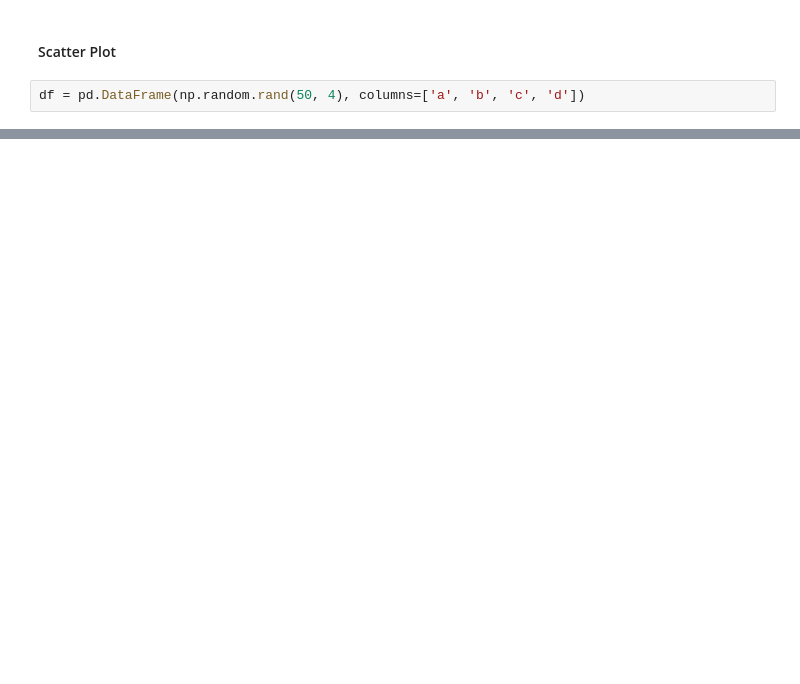
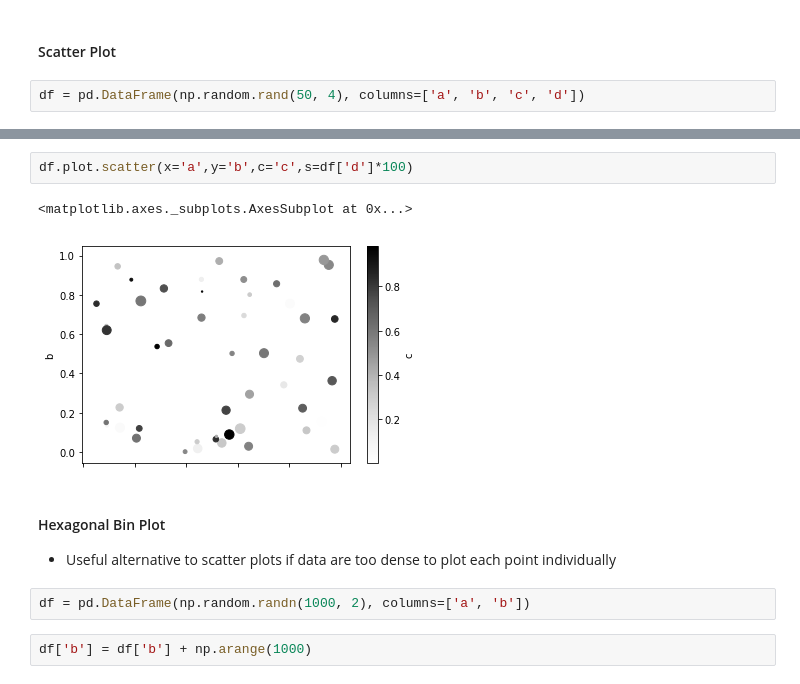
Before and after one commit to edyoda/machine-learning-for-beginners, a Jupyter notebook: Visualization using Python - Matplotlib .ipynb, the cells around one changed output, grey strips where cells are left out. Cells and saved outputs as stored; diff of their text form; blank space fills up the shorter version.

```diff
--- a/Visualization using Python - Matplotlib .ipynb
+++ b/Visualization using Python - Matplotlib .ipynb
@@ -214,0 +220,12 @@ df.plot.scatter(x='c', y='d', color='DarkGreen', label='Group 2', ax=ax)
+# %%
+df.plot.scatter(x='a',y='b',c='c',s=df['d']*100)
+# %% [output]
+<matplotlib.axes._subplots.AxesSubplot at 0x...>
+[figure, added]
+# %% [markdown]
+#### Hexagonal Bin Plot
+* Useful alternative to scatter plots if data are too dense to plot each point individually
+# %%
+df = pd.DataFrame(np.random.randn(1000, 2), columns=['a', 'b'])
+# %%
+df['b'] = df['b'] + np.arange(1000)
```
Also changed, not shown: parts of 67 cells of this notebook.
